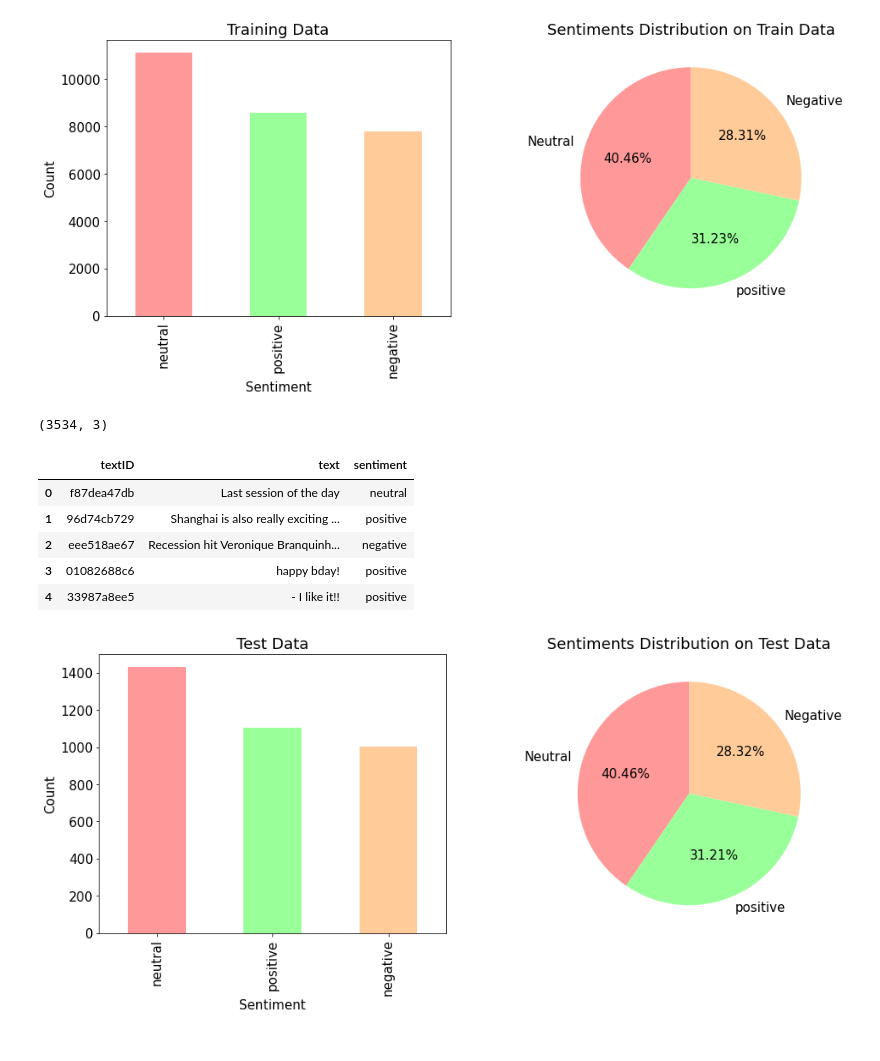
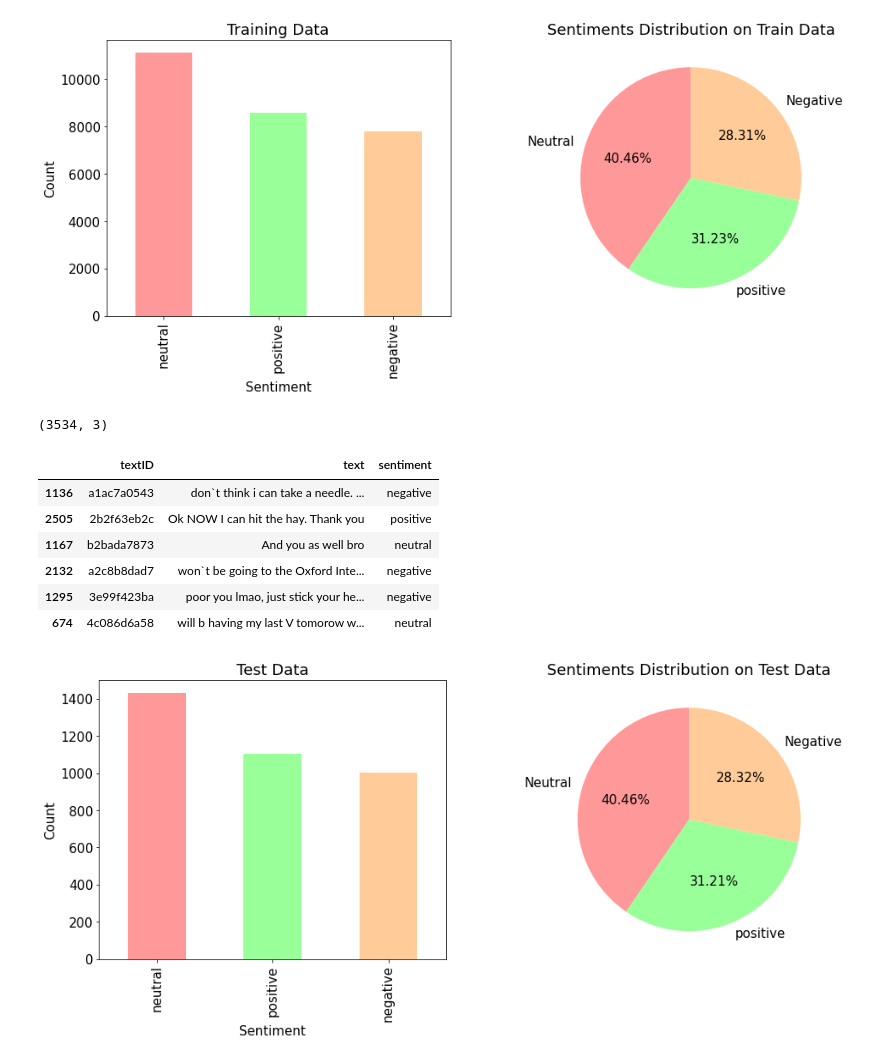
Before and after one commit to jrakhshanda/Text-Mining, a Jupyter notebook: text_mining.ipynb, the cells around one changed output. Cells and saved outputs as stored; diff of their text form; code cells hidden in the pictures.

```diff
--- a/text_mining.ipynb
+++ b/text_mining.ipynb
@@ -54,15 +58,16 @@ plt.show()
 [figure]
 # %%
 print(df_test.shape)
-df_test.head()
+df_test.sample(6)
 # %% [output]
 (3534, 3)
 |  | textID | text | sentiment |
-| 0 | f87dea47db | Last session of the day | neutral |
-| 1 | 96d74cb729 | Shanghai is also really exciting ... | positive |
-| 2 | eee518ae67 | Recession hit Veronique Branquinh... | negative |
-| 3 | 01082688c6 | happy bday! | positive |
-| 4 | 33987a8ee5 | - I like it!! | positive |
+| 1136 | a1ac7a0543 | don`t think i can take a needle. ... | negative |
+| 2505 | 2b2f63eb2c | Ok NOW I can hit the hay. Thank you | positive |
+| 1167 | b2bada7873 | And you as well bro | neutral |
+| 2132 | a2c8b8dad7 | won`t be going to the Oxford Inte... | negative |
+| 1295 | 3e99f423ba | poor you lmao, just stick your he... | negative |
+| 674 | 4c086d6a58 | will b having my last V tomorow w... | neutral |
 # %%
 plt.rcParams.update({'font.size': 15})
 plt.figure(figsize=(16,6))
```
Also changed, not shown: parts of 15 cells of this notebook.
